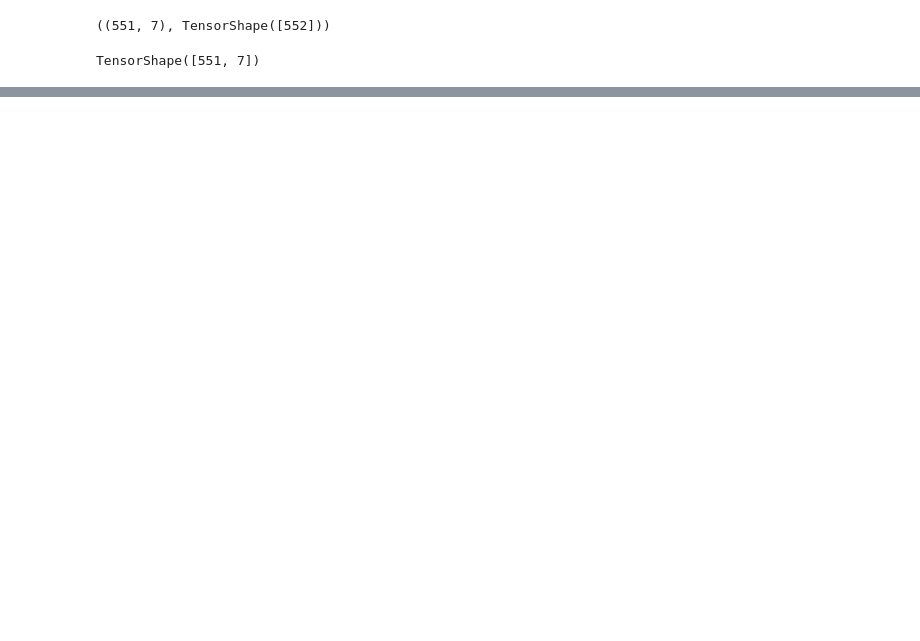
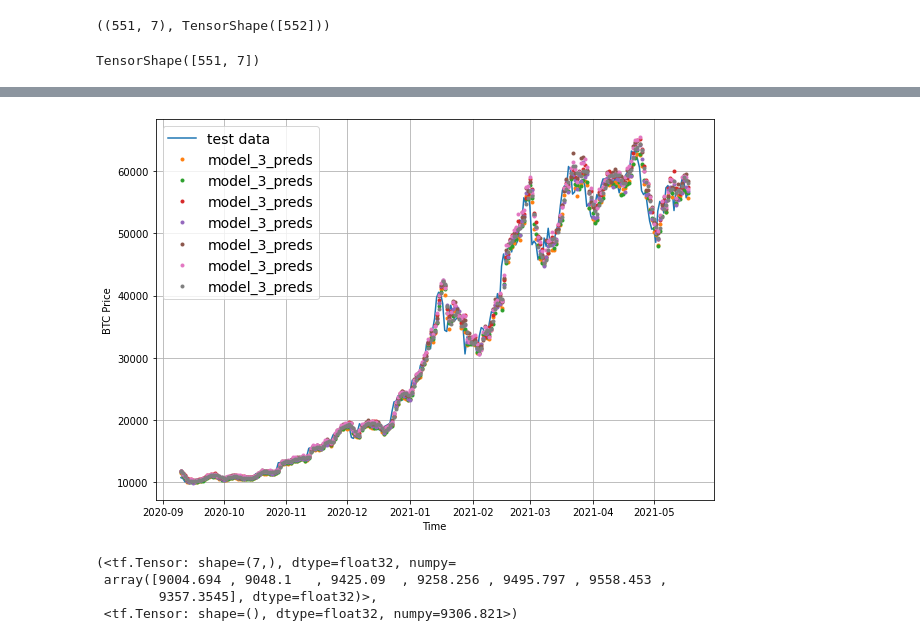
Before and after one commit to Krykiet/TF_training, a Jupyter notebook: 10_time_series.ipynb, the cells around one changed output, grey strips where cells are left out. Drawn from its saved outputs; the diff is of its cells as text; code cells hidden in the pictures; blank space fills up the shorter version.

```diff
--- a/10_time_series.ipynb
+++ b/10_time_series.ipynb
@@ -848,0 +930,15 @@ TensorShape([551, 7])
+# %%
+offset=300
+plt.figure(figsize=(10, 7))
+
+plot_time_series(timesteps=X_test[-len(test_windows):], values=test_labels[:, 0], start=offset, format="-", label="test data")
+plot_time_series(timesteps=X_test[-len(test_windows):], values=model_3_preds, start=offset, format=".", label="model_3_preds")
+# %% [output]
+[figure, added]
+# %%
+model_3_preds[0], tf.reduce_mean(model_3_preds[0])
+# %% [output]
+(<tf.Tensor: shape=(7,), dtype=float32, numpy=
+ array([9004.694 , 9048.1   , 9425.09  , 9258.256 , 9495.797 , 9558.453 ,
+        9357.3545], dtype=float32)>,
+ <tf.Tensor: shape=(), dtype=float32, numpy=9306.821>)
```
Also changed, not shown: parts of 58 cells of this notebook.
